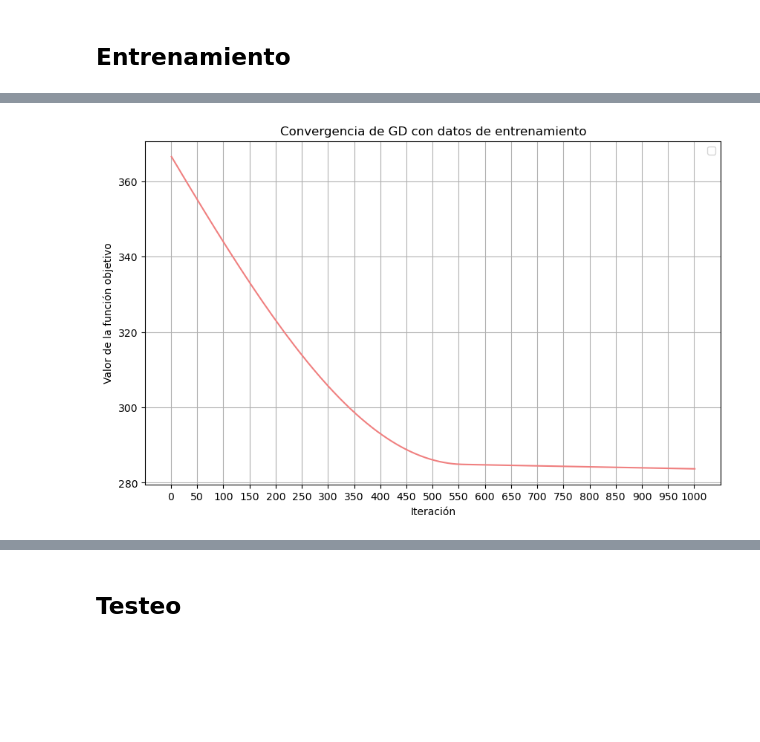
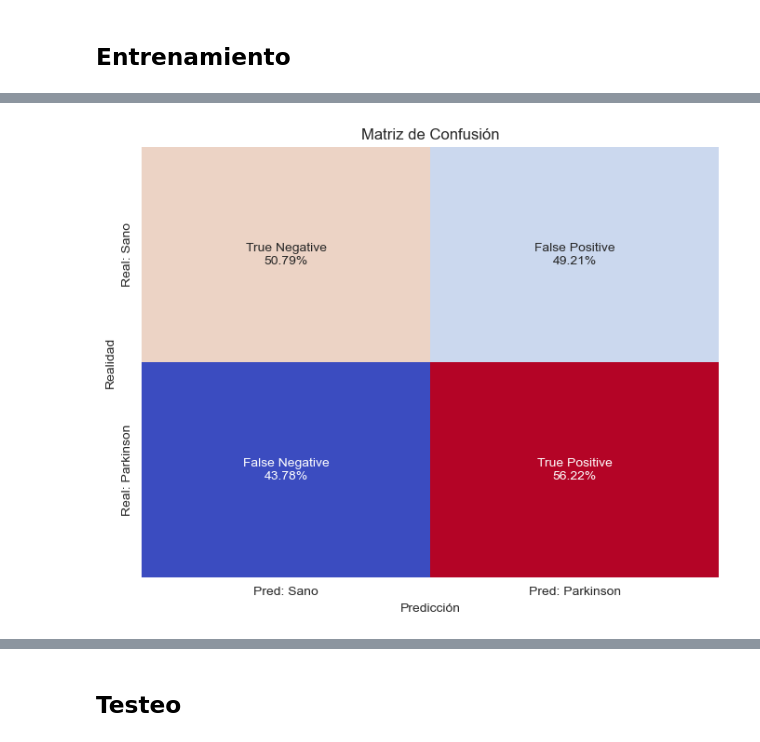
Before and after one commit to seremare9/TP2metodos, a Jupyter notebook: gd.ipynb, the cells around one changed output, grey strips where cells are left out. Drawn from its saved outputs; the diff is of its cells as text; code cells hidden in the pictures; blank space fills up the shorter version.

Commit message:
graficos mejorados + confusion matrix

```diff
--- a/gd.ipynb
+++ b/gd.ipynb
@@ -306,5 +302,17 @@ b = np.random.uniform(-1, 1) * 0.01
 alpha = 1e-7
 normalizar = False
 
-w_optimo, b_optimo, valores, acc = gradient_descent(w, b, i_train, d_train, alpha, normalizar)
+w_optimo, b_optimo, valores_loss_train, accuracy_train = gradient_descent(w, b, i_train, d_train, alpha, normalizar)
+
+# Cálculo de TP, TN, FP y FN para ENTRENAMIENTO
+
+z = i_train @ w_optimo + b_optimo
+y_hat = (np.tanh(z) + 1) / 2
+y_hat_labels = (y_hat >= 0.5).astype(int)
+d_true = d_train.astype(int)
+
+TP_desc_train = np.sum((y_hat_labels == 1) & (d_true == 1))
+TN_desc_train = np.sum((y_hat_labels == 0) & (d_true == 0))
+FP_desc_train = np.sum((y_hat_labels == 1) & (d_true == 0))
+FN_desc_train = np.sum((y_hat_labels == 0) & (d_true == 1))
 # %% [output]
@@ -328,16 +336,32 @@ gradiente_b: -4.687256044055694
-# %%
-plt.figure(figsize=(10, 6))
-
-plt.plot(np.arange(1, len(valores) + 1), valores, linestyle='-', color='lightcoral')
-
-tick_interval = max(1, len(valores) // 20)
-plt.xticks(np.arange(0, len(valores) + 1, step=tick_interval))
-
-plt.xlabel('Iteración')
-plt.ylabel('Valor de la función objetivo')
-plt.title('Convergencia de GD con datos de entrenamiento')
-plt.grid(True)
-plt.legend()
-plt.show()
-# %% [output]
-[figure, removed]
+# %%
+# Matriz de confusión
+
+TP_pct = TP_desc_train / cant_park_train * 100 #sobre el total de gente enferma
+TN_pct = TN_desc_train / cant_park_train * 100 #sobre el total de gente sana
+FP_pct = FP_desc_train / cant_park_train * 100 #sobre el total de gente sana
+FN_pct = FN_desc_train / cant_park_train * 100 #sobre el total de gente enferma
+
+conf_matrix_desc = np.array([[TN_pct, FP_pct],[FN_pct, TP_pct]])
+
+
+labels = np.array([["True Negative", "False Positive"],
+                   ["False Negative", "True Positive"]])
+
+# Generamos texto para cada celda con etiqueta y valor porcentual
+annot = np.empty_like(conf_matrix_desc).astype(str)
+for i in range(conf_matrix_desc.shape[0]):
+    for j in range(conf_matrix_desc.shape[1]):
+        annot[i, j] = f"{labels[i, j]}\n{conf_matrix_desc[i, j]:.2f}%"
+
+plt.figure(figsize=(8,6))
+sns.heatmap(conf_matrix_desc, annot=annot, fmt='', cmap="coolwarm",
+            xticklabels=["Pred: Sano", "Pred: Parkinson"],
+            yticklabels=["Real: Sano", "Real: Parkinson"],
+            cbar=False)
+
+plt.title("Matriz de Confusión")
+plt.ylabel("Realidad")
+plt.xlabel("Predicción")
+plt.show()
+# %% [output]
+[figure, added]
```
Also changed, not shown: parts of 16 cells of this notebook.
